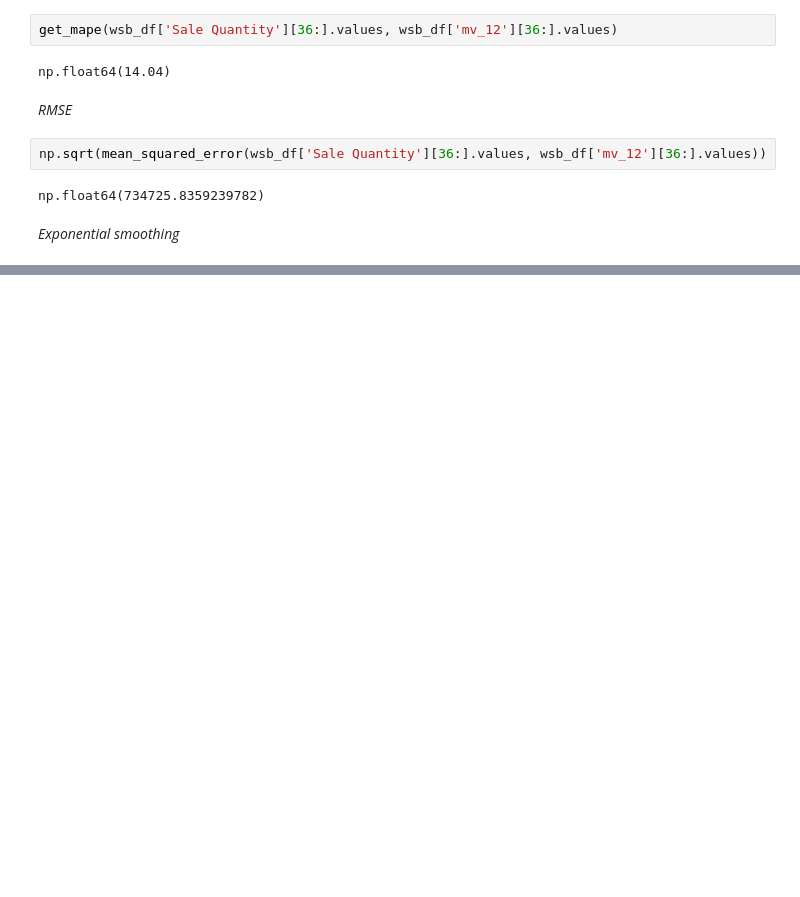
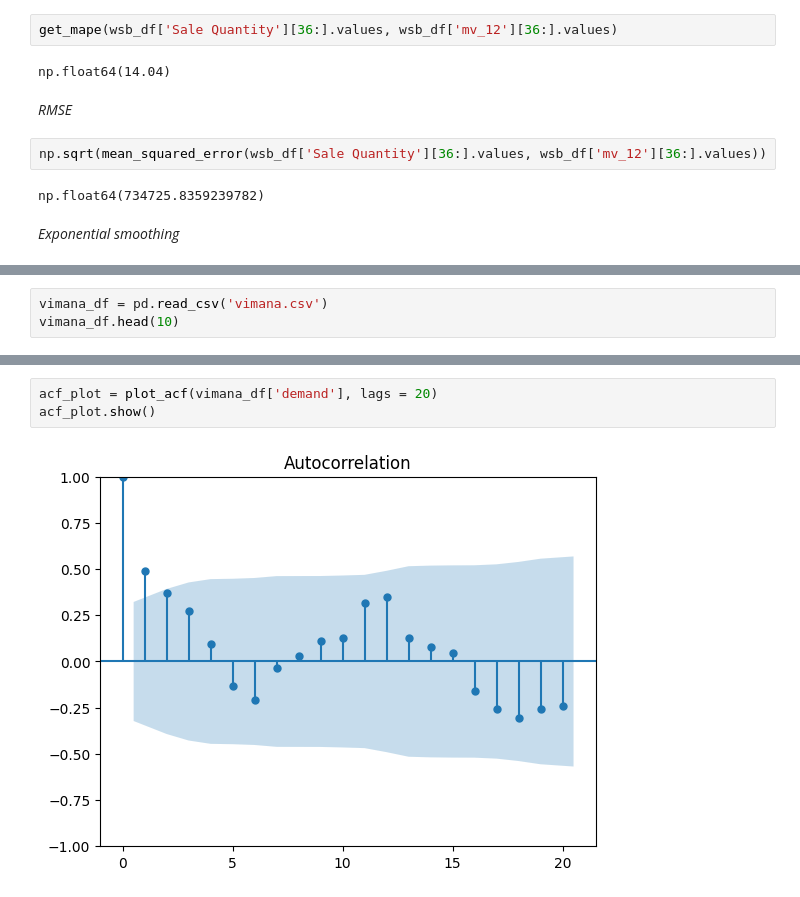
Before and after one commit to aparna-2001/machine_learning_using_python, a Jupyter notebook: forecasting.ipynb, the cells around one changed output, grey strips where cells are left out. Cells and saved outputs as stored; diff of their text form; blank space fills up the shorter version.

```diff
--- a/forecasting.ipynb
+++ b/forecasting.ipynb
@@ -116,0 +174,3 @@ np.float64(734725.8359239782)
+# %%
+vimana_df = pd.read_csv('vimana.csv')
+vimana_df.head(10)
@@ -116,0 +201,5 @@ np.float64(734725.8359239782)
+# %%
+acf_plot = plot_acf(vimana_df['demand'], lags = 20)
+acf_plot.show()
+# %% [output]
+[figure, added]
```
Also changed, not shown: parts of 13 cells of this notebook.
